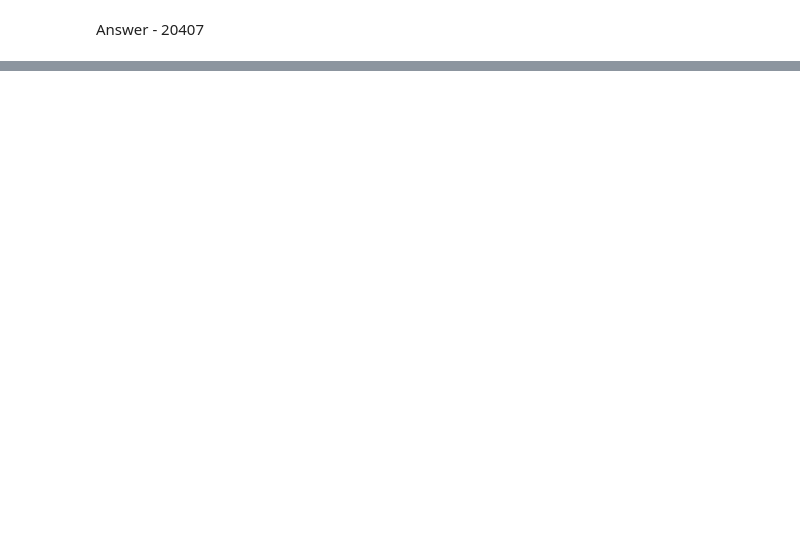
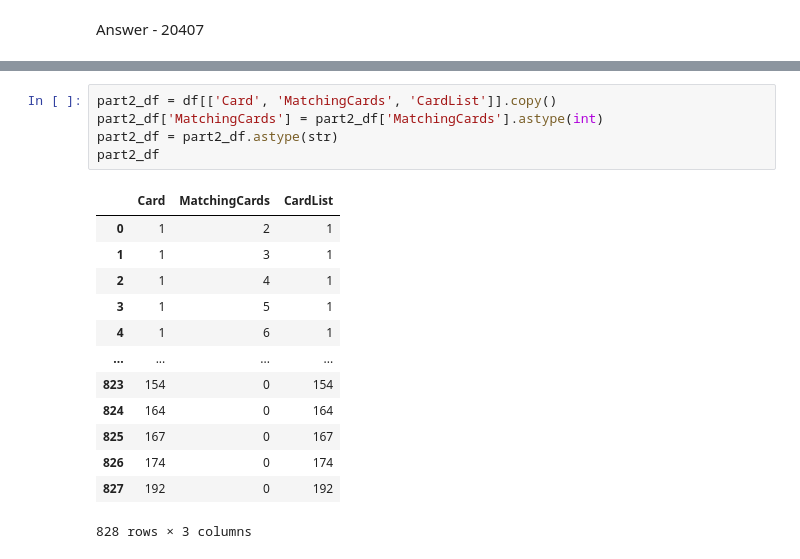
Before and after one commit to xavierparaujo/advent_of_code, a Jupyter notebook: 2023/Day4/Day4.ipynb, the cells around one changed output, grey strips where cells are left out. Saved outputs shown, nothing was run; the diff lists cells and outputs as text; blank space fills up the shorter version.

```diff
--- a/2023/Day4/Day4.ipynb
+++ b/2023/Day4/Day4.ipynb
@@ -123,0 +155,19 @@ Process all of the original and copied scratchcards until no more scratchcards a
+# %%
+part2_df = df[['Card', 'MatchingCards', 'CardList']].copy()
+part2_df['MatchingCards'] = part2_df['MatchingCards'].astype(int)
+part2_df = part2_df.astype(str)
+part2_df
+# %% [output]
+|  | Card | MatchingCards | CardList |
+| 0 | 1 | 2 | 1 |
+| 1 | 1 | 3 | 1 |
+| 2 | 1 | 4 | 1 |
+| 3 | 1 | 5 | 1 |
+| 4 | 1 | 6 | 1 |
+| ... | ... | ... | ... |
+| 823 | 154 | 0 | 154 |
+| 824 | 164 | 0 | 164 |
+| 825 | 167 | 0 | 167 |
+| 826 | 174 | 0 | 174 |
+| 827 | 192 | 0 | 192 |
+828 rows × 3 columns
```
Also changed, not shown: parts of 5 cells of this notebook.
